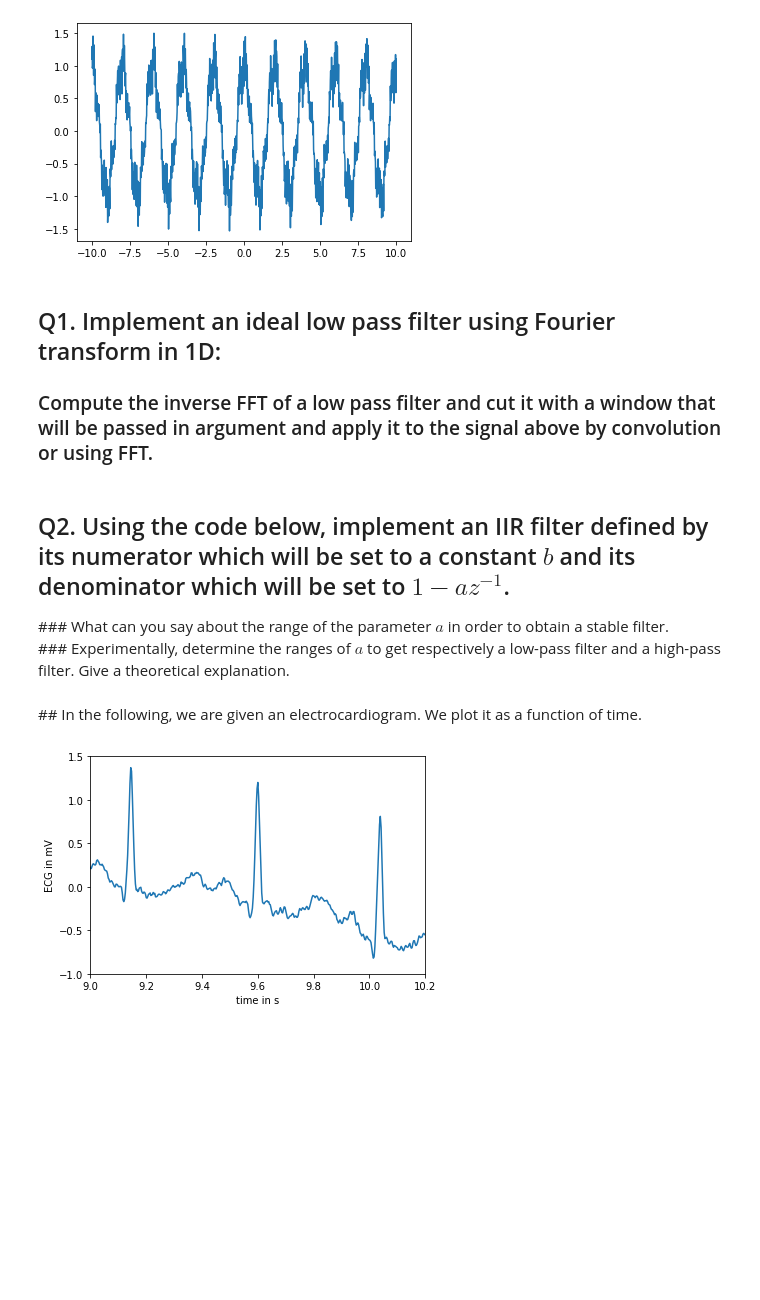
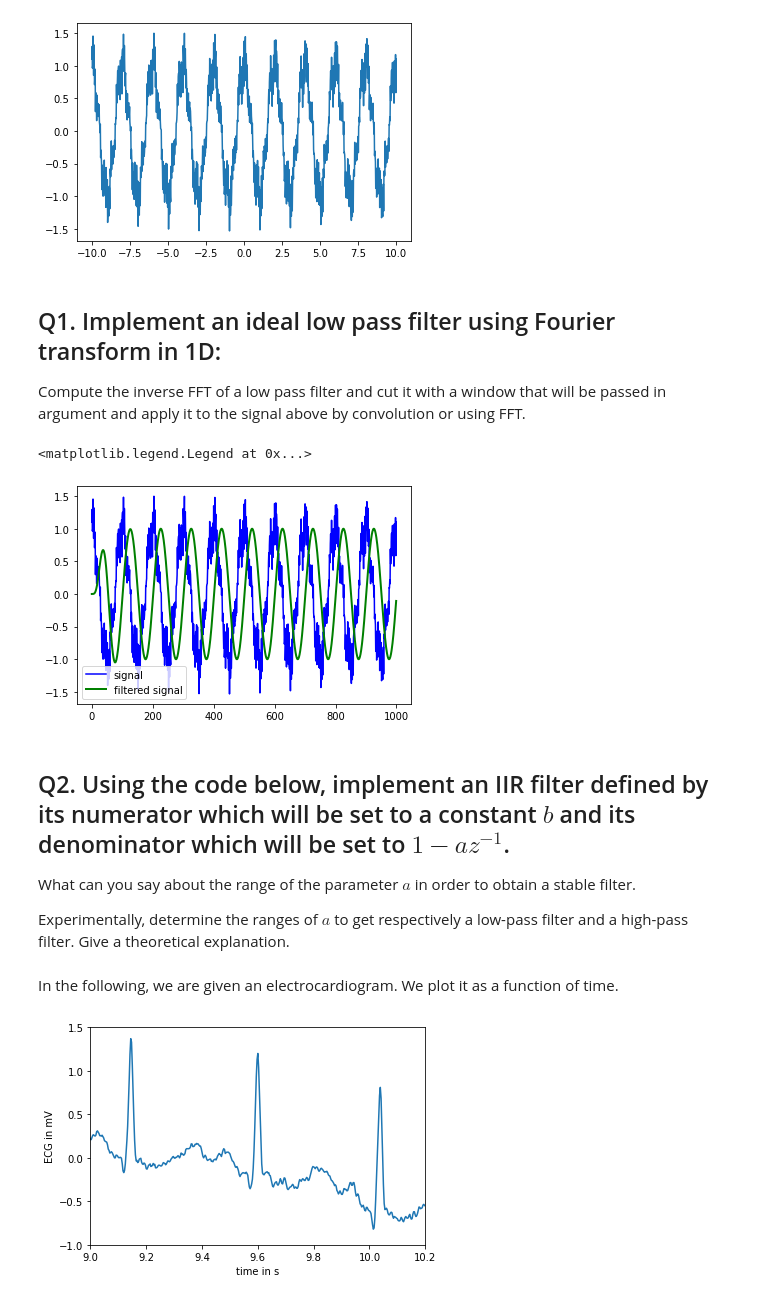
Before and after one commit to guillaume-haerinck/imac-tp-signal, a Jupyter notebook: m2-semestre1/TD4/TD3 Spectral Analysis and Filtering-Exercise.ipynb, the cells around one changed output. Drawn from its saved outputs; the diff is of its cells as text; code cells hidden in the pictures; blank space fills up the shorter version.

```diff
--- a/m2-semestre1/TD4/TD3 Spectral Analysis and Filtering-Exercise.ipynb
+++ b/m2-semestre1/TD4/TD3 Spectral Analysis and Filtering-Exercise.ipynb
@@ -269,11 +294,34 @@ plt.plot(t, signal)
 [figure]
 # %% [markdown]
 ## Q1. Implement an ideal low pass filter using Fourier transform in 1D:
-### Compute the inverse FFT of a low pass filter and cut it with a window that will be passed in argument and apply it to the signal above by convolution or using FFT.
+
+Compute the inverse FFT of a low pass filter and cut it with a window that will be passed in argument and apply it to the signal above by convolution or using FFT.
+# %%
+order = 5
+sampling_freq = 50
+cutoff_freq = 1
+sampling_duration = 5
+number_of_samples = sampling_freq * sampling_duration
+normalized_cutoff_freq = 2 * cutoff_freq / sampling_freq
+
+# Create a low-pass Butterworth filter
+numerator_coeffs, denominator_coeffs = sig.butter(order, normalized_cutoff_freq)
+
+# Apply the low-pass on the signal
+filtered_signal = sig.lfilter(numerator_coeffs, denominator_coeffs, signal)
+
+plt.plot(signal, 'b-', label='signal')
+plt.plot(filtered_signal, 'g-', linewidth=2, label='filtered signal')
+plt.legend()
+# %% [output]
+<matplotlib.legend.Legend at 0x...>
+[figure, added]
 # %% [markdown]
 ## Q2. Using the code below, implement an IIR filter defined by its numerator which will be set to a  constant $b$ and its denominator which will be set to $1-az^{-1}$.
-### What can you say about the range of the parameter $a$ in order to obtain a stable filter.
-### Experimentally, determine the ranges of $a$ to get respectively a low-pass filter and a high-pass filter. Give a theoretical explanation.
+
+What can you say about the range of the parameter $a$ in order to obtain a stable filter.
+
+Experimentally, determine the ranges of $a$ to get respectively a low-pass filter and a high-pass filter. Give a theoretical explanation.
 # %%
 def myIIR(x,a,b):
     ### a is the numerator
@@ -285,7 +333,7 @@ def myIIR(x,a,b):
         y[i] = np.sum(np.flipud(b)*y[i-k:i]) + np.sum(np.flipud(a) * x[i-k+1:i+1])
     return y
 # %% [markdown]
-## In the following, we are given an electrocardiogram. We plot it as a function of time.
+In the following, we are given an electrocardiogram. We plot it as a function of time.
 # %%
 ### load the data which is an electrocardiogram which is sampled at 360Hz
 ecg = misc.electrocardiogram()
```
Also changed, not shown: parts of 5 cells of this notebook.
